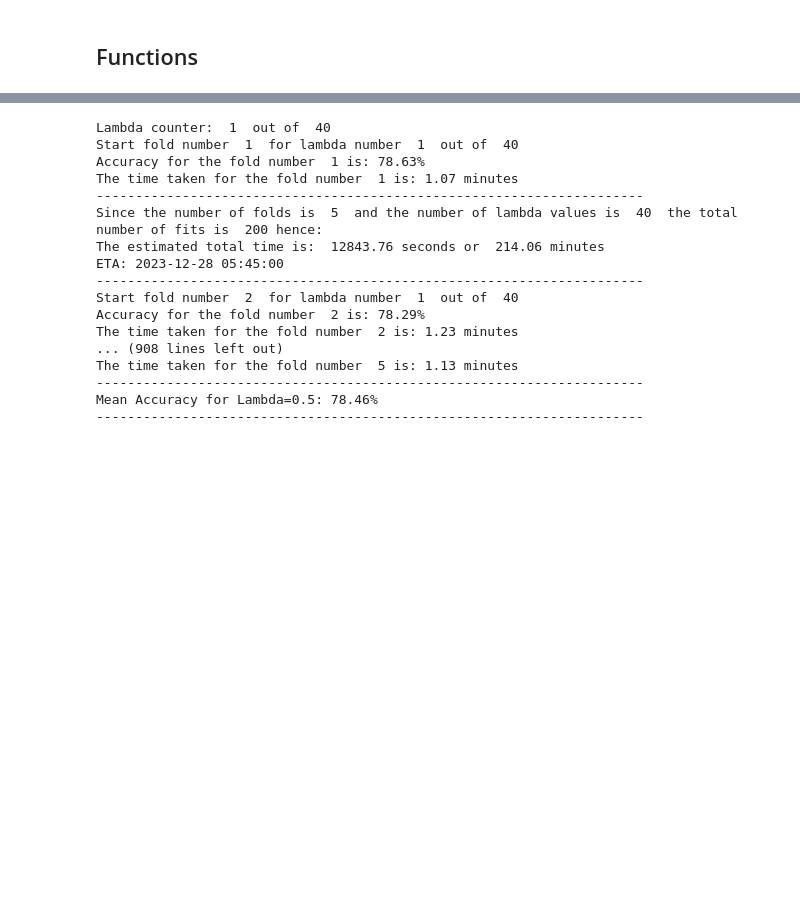
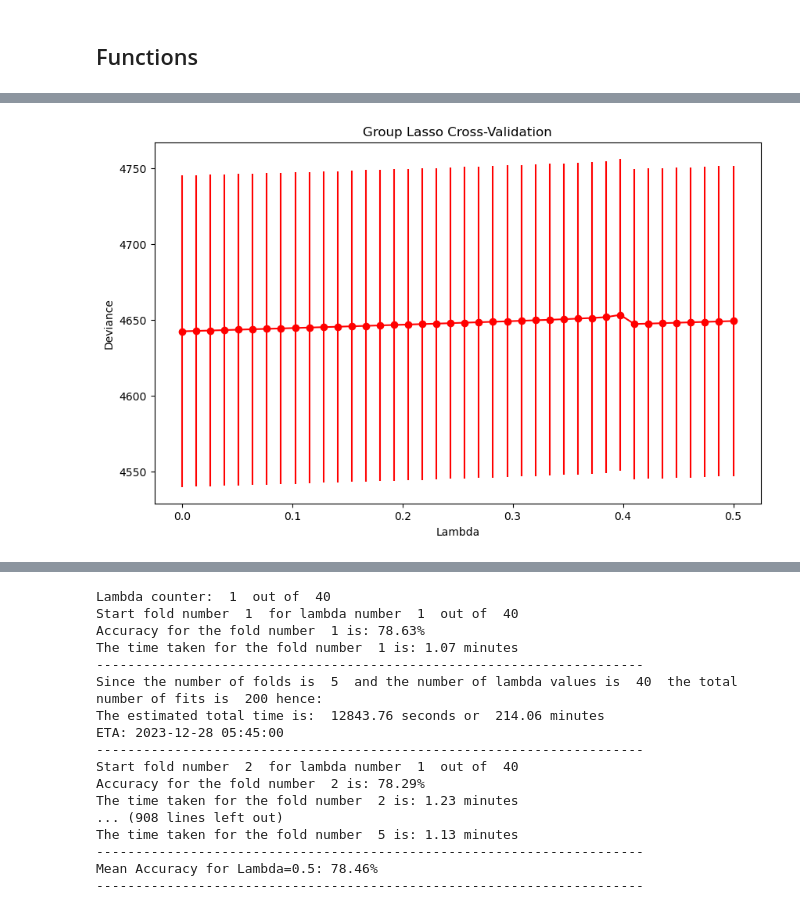
Before and after one commit to lrdsch/SM4HDD, a Jupyter notebook: Notebook_python.ipynb, the cells around one changed output, grey strips where cells are left out. Saved outputs shown, nothing was run; the diff lists cells and outputs as text; code cells hidden in the pictures; blank space fills up the shorter version.

Commit message:
Group Lasso finished

```diff
--- a/Notebook_python.ipynb
+++ b/Notebook_python.ipynb
@@ -899,0 +901,13 @@ def confusion_matrix_with_headers(y_true, y_pred):
+# %%
+# Define the number of folds
+k_folds = 5  # You can choose the number of folds
+
+# Define the groups for the features
+groups = list(chain.from_iterable([[i] * 12 for i in range(200)])) # 200 groups of 12 features grouping by boid
+
+# Define a sequence of lambda values
+lam_seq = np.linspace(1, 5 * 1000, num=40) / 10000
+
+grp_lasso_iterations = 100
+
+grp_lasso_tollerace = 1e-20
@@ -899,0 +1077,14 @@ def confusion_matrix_with_headers(y_true, y_pred):
+# %%
+# Convert to NumPy arrays for plotting
+mean_values_deviance = np.array(mean_values_deviance)
+sd_values_deviance = np.array(sd_values_deviance)
+
+# Plot the error bar graph
+plt.figure(figsize=(10, 6))
+plt.errorbar(lam_seq, mean_values_deviance, yerr=(sd_values_deviance / np.sqrt(kf.get_n_splits())), fmt='-', marker="o", ecolor="red", color="red")
+plt.ylabel("Deviance")
+plt.xlabel("Lambda")
+plt.title("Group Lasso Cross-Validation")
+plt.show()
+# %% [output]
+[figure, added]
```
Also changed, not shown: parts of 49 cells of this notebook.
